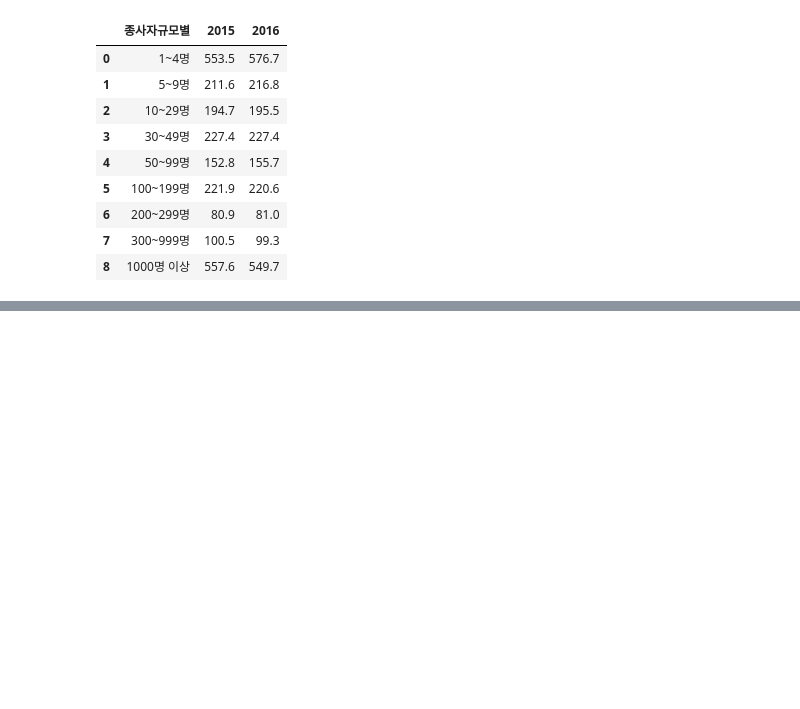
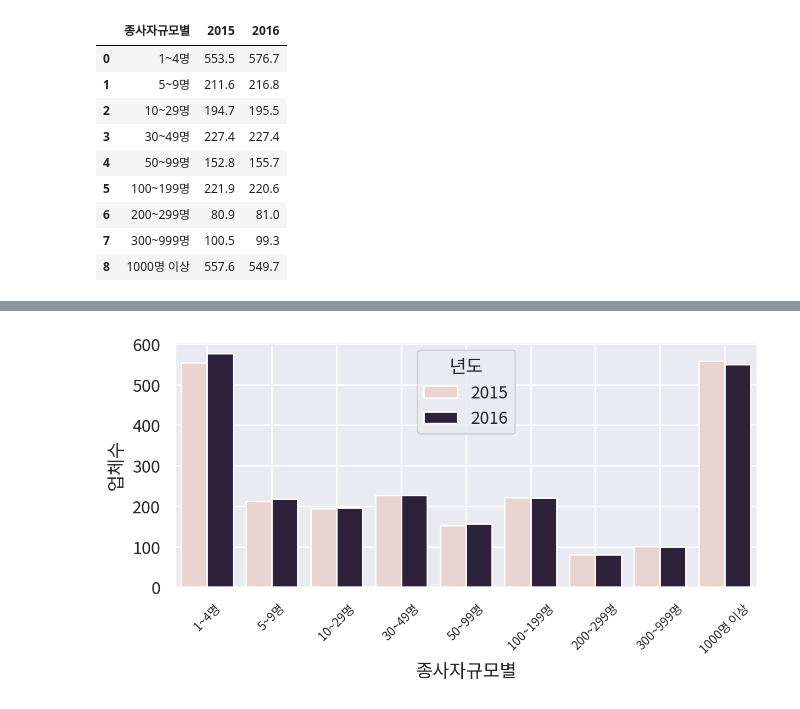
Before and after one commit to BoheeJeong/data_analysis_basic, a Jupyter notebook: [LAB-06] 데이터 시각화 개요/데이터 시각화 종합 연습문제.ipynb, the cells around one changed output, grey strips where cells are left out. Cells and saved outputs as stored; diff of their text form; code cells hidden in the pictures; blank space fills up the shorter version.

```diff
--- a/[LAB-06] 데이터 시각화 개요/데이터 시각화 종합 연습문제.ipynb
+++ b/[LAB-06] 데이터 시각화 개요/데이터 시각화 종합 연습문제.ipynb
@@ -543,3 +544,6 @@ senior_lsf
 | 6 | 200~299명 | 80.9 | 81.0 |
 | 7 | 300~999명 | 100.5 | 99.3 |
 | 8 | 1000명 이상 | 557.6 | 549.7 |
+# %%
+senior_lsf_melt=senior_lsf.melt(id_vars = '종사자규모별',value_name='업체수',var_name='년도')
+senior_lsf_melt
@@ -545,0 +568,28 @@ senior_lsf
+# %%
+# 1) 그래프 초기화 (캔버스(fig)와 도화지(ax) 준비하기)
+width_px = 1280              # 그래프 가로 크기
+height_px = 720              # 그래프 세로 크기
+rows = 1                     # 그래프 행 수
+cols = 1                     # 그래프 열 수
+figsize = (width_px / my_dpi, height_px / my_dpi)
+fig, ax = plt.subplots(rows, cols, figsize=figsize, dpi=my_dpi)
+
+# 2) barplot 그리기
+sb.barplot(
+    data=senior_lsf_melt,          #사용할 데이터 프레임
+    x='종사자규모별',          #막대의 카테고리축
+    y='업체수',                 #요약할 수치 변수
+    hue='년도',            #그룹 구분
+)
+
+# 3) 그래프 꾸미기
+ax.grid(True)                          # 배경 격자 표시/숨김
+plt.xticks(fontsize=8, rotation=45)
+
+# 4) 출력
+plt.tight_layout()                     # 여백 제거
+plt.savefig("plot.png", dpi=my_dpi * 2)
+plt.show()                             # 그래프 화면 출력
+plt.close()                            # 그래프 작업 종료
+# %% [output]
+[figure, added]
```
Also changed, not shown: parts of 23 cells of this notebook, 16 other files.
